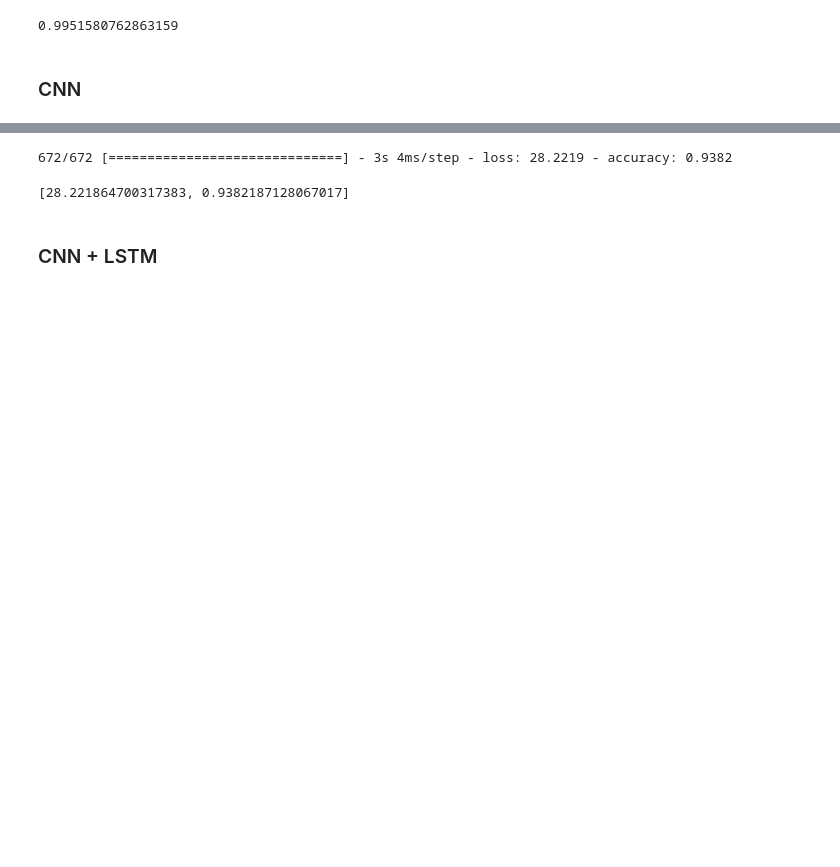
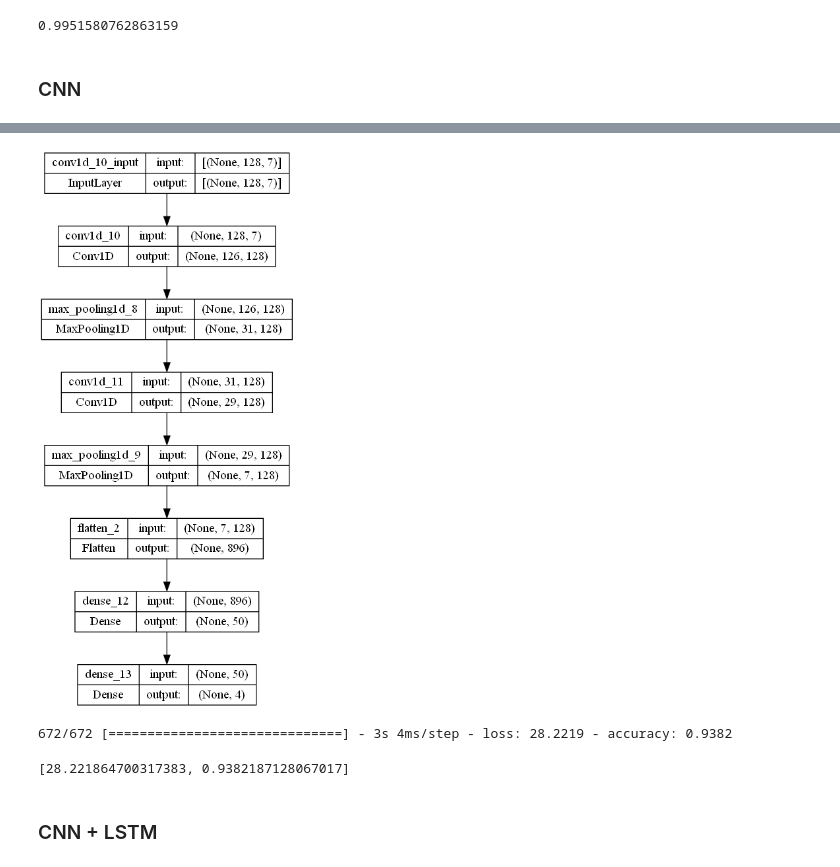
Before and after one commit to Enzo-hmdy/Secu_IOT_UQAC2, a Jupyter notebook: cleaning.ipynb, the cells around one changed output, grey strips where cells are left out. Drawn from its saved outputs; the diff is of its cells as text; code cells hidden in the pictures; blank space fills up the shorter version.

```diff
--- a/cleaning.ipynb
+++ b/cleaning.ipynb
@@ -620,6 +615,10 @@ Epoch 24/25
 338/338 [==============================] - 2s 7ms/step - loss: 0.3974 - accuracy: 0.9989 - val_loss: 550.2231 - val_accuracy: 0.7342
 Epoch 25/25
 338/338 [==============================] - 2s 6ms/step - loss: 0.4499 - accuracy: 0.9986 - val_loss: 728.7345 - val_accuracy: 0.7392
+# %%
+plot_model(model_cnn, show_shapes=True, show_layer_names=True)
+# %% [output]
+[figure, added]
 # %%
 model_cnn.evaluate(test_data, test_labels)
 # %% [output]
```
Also changed, not shown: parts of 66 cells of this notebook, 5 other files.
